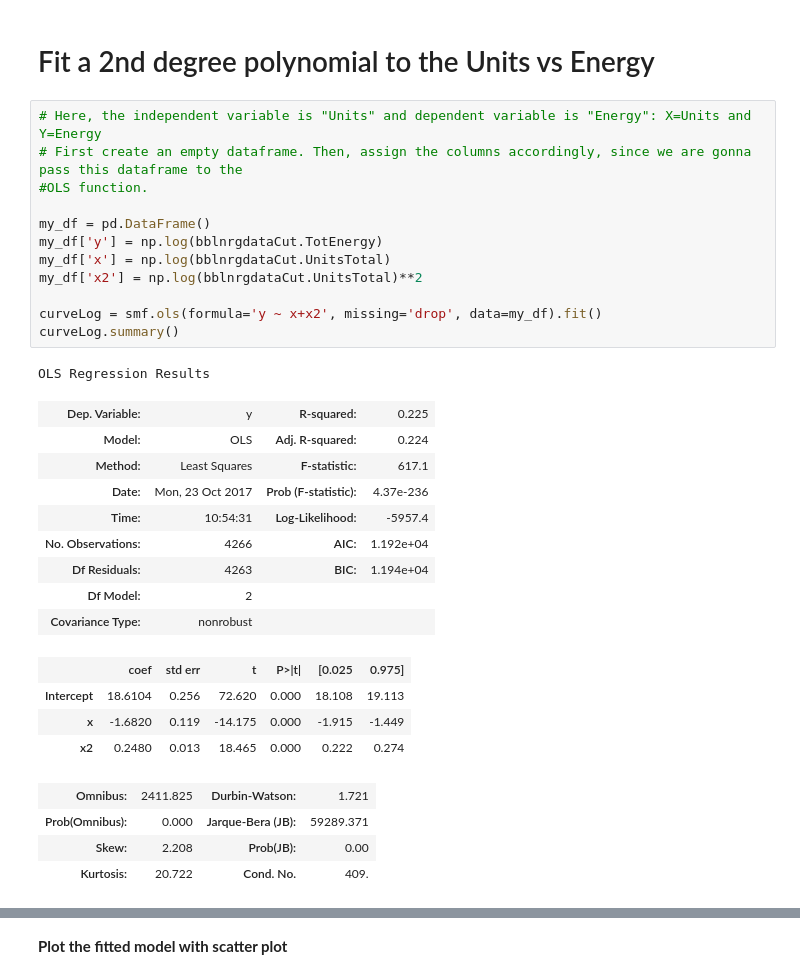
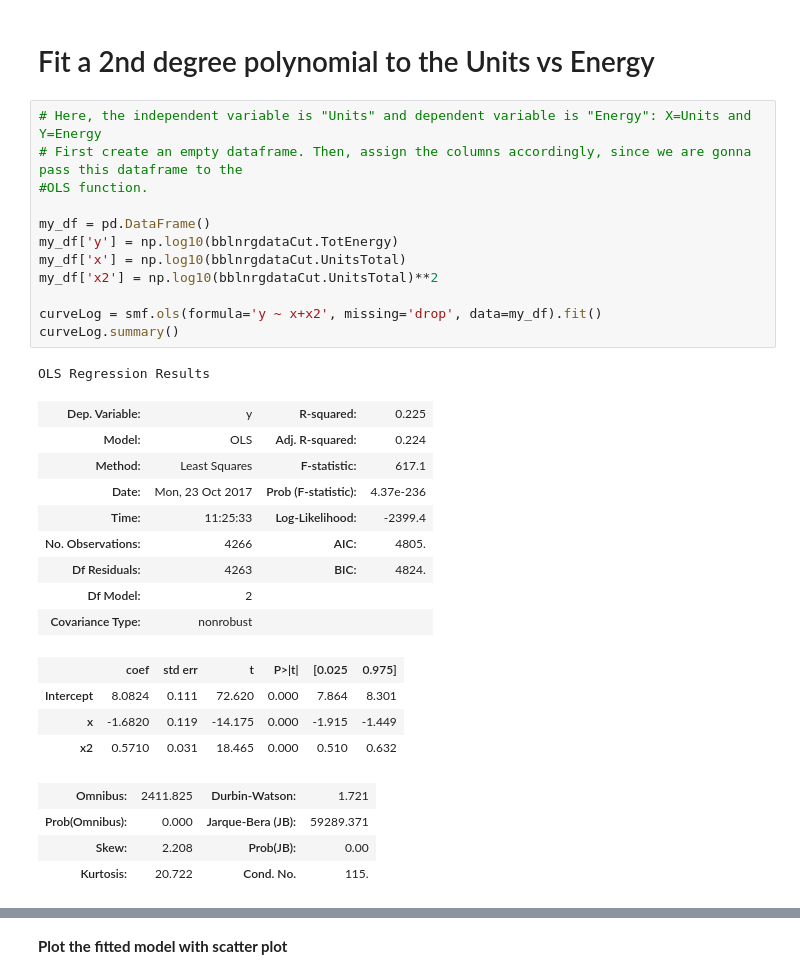
Before and after one commit to biabbiassago/PUI2017_bb1569, a Jupyter notebook: HW6_bb1569/assignment1_bb1569.ipynb, the cells around one changed output, grey strips where cells are left out. Drawn from its saved outputs; the diff is of its cells as text.

```diff
--- a/HW6_bb1569/assignment1_bb1569.ipynb
+++ b/HW6_bb1569/assignment1_bb1569.ipynb
@@ -486,34 +488,34 @@ print(chisq2)
 # %%
 # Here, the independent variable is "Units" and dependent variable is "Energy": X=Units and Y=Energy
 # First create an empty dataframe. Then, assign the columns accordingly, since we are gonna pass this dataframe to the
 #OLS function.
 
 my_df = pd.DataFrame()
-my_df['y'] = np.log(bblnrgdataCut.TotEnergy)
-my_df['x'] = np.log(bblnrgdataCut.UnitsTotal)
-my_df['x2'] = np.log(bblnrgdataCut.UnitsTotal)**2
+my_df['y'] = np.log10(bblnrgdataCut.TotEnergy)
+my_df['x'] = np.log10(bblnrgdataCut.UnitsTotal)
+my_df['x2'] = np.log10(bblnrgdataCut.UnitsTotal)**2
 
 curveLog = smf.ols(formula='y ~ x+x2', missing='drop', data=my_df).fit()
 curveLog.summary()
 # %% [output]
 OLS Regression Results
 | Dep. Variable: | y | R-squared: | 0.225 |
 | Model: | OLS | Adj. R-squared: | 0.224 |
 | Method: | Least Squares | F-statistic: | 617.1 |
 | Date: | Mon, 23 Oct 2017 | Prob (F-statistic): | 4.37e-236 |
-| Time: | 10:54:31 | Log-Likelihood: | -5957.4 |
-| No. Observations: | 4266 | AIC: | 1.192e+04 |
-| Df Residuals: | 4263 | BIC: | 1.194e+04 |
+| Time: | 11:25:33 | Log-Likelihood: | -2399.4 |
+| No. Observations: | 4266 | AIC: | 4805. |
+| Df Residuals: | 4263 | BIC: | 4824. |
 | Df Model: | 2 |  |  |
 | Covariance Type: | nonrobust |  |  |
 |  | coef | std err | t | P>|t| | [0.025 | 0.975] |
-| Intercept | 18.6104 | 0.256 | 72.620 | 0.000 | 18.108 | 19.113 |
+| Intercept | 8.0824 | 0.111 | 72.620 | 0.000 | 7.864 | 8.301 |
 | x | -1.6820 | 0.119 | -14.175 | 0.000 | -1.915 | -1.449 |
-| x2 | 0.2480 | 0.013 | 18.465 | 0.000 | 0.222 | 0.274 |
+| x2 | 0.5710 | 0.031 | 18.465 | 0.000 | 0.510 | 0.632 |
 | Omnibus: | 2411.825 | Durbin-Watson: | 1.721 |
 | Prob(Omnibus): | 0.000 | Jarque-Bera (JB): | 59289.371 |
 | Skew: | 2.208 | Prob(JB): | 0.00 |
-| Kurtosis: | 20.722 | Cond. No. | 409. |
+| Kurtosis: | 20.722 | Cond. No. | 115. |
 # %%
 # THIS PART IS IMPORTANT: HERE I AM SORTING THE X VALUES IN MY DATAFRAME, OTHERWISE MY PLOT WILL MESS UP, SINCE I AM GONNA
 # PLOT THE FITTED MODEL WITH A LINE
```
Also changed, not shown: parts of 8 cells of this notebook.
